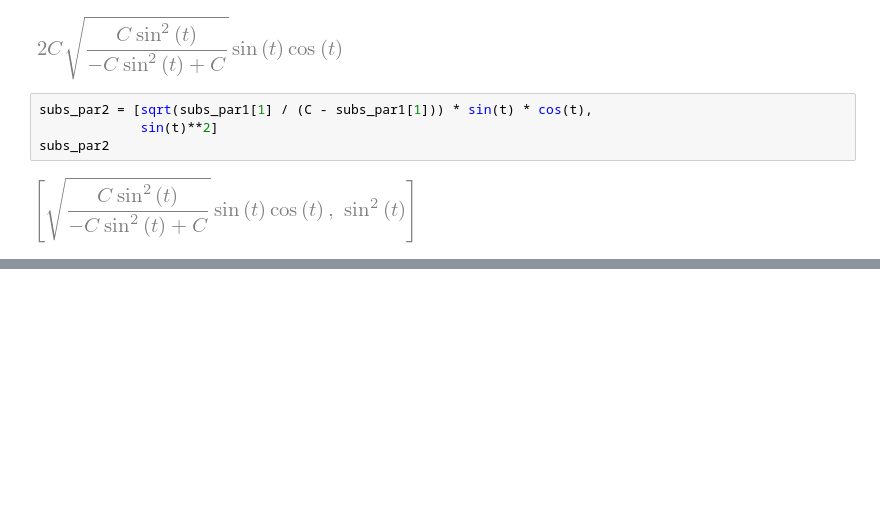
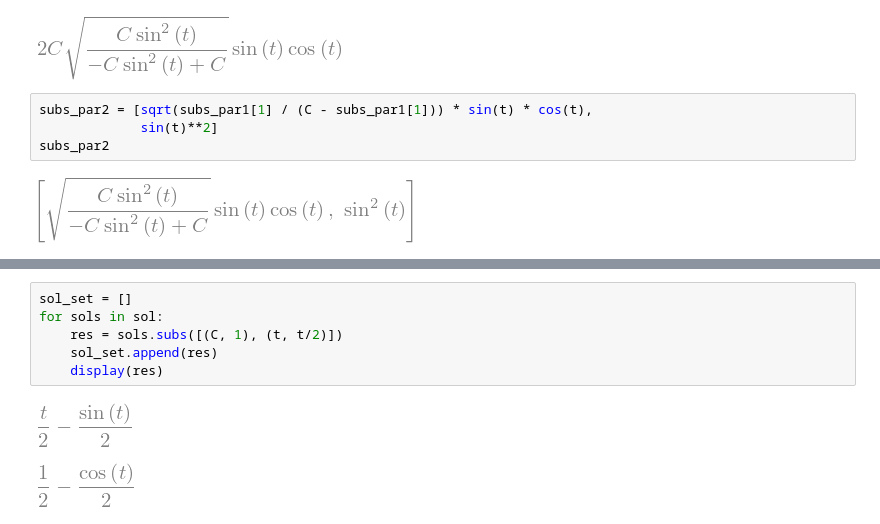
Before and after one commit to cnkndmr/brachistochrone-problem, a Jupyter notebook: shortest_path.ipynb, the cells around one changed output, grey strips where cells are left out. Cells and saved outputs as stored; diff of their text form; blank space fills up the shorter version.

```diff
--- a/shortest_path.ipynb
+++ b/shortest_path.ipynb
@@ -101,0 +106,9 @@ sol
+# %%
+sol_set = []
+for sols in sol:
+    res = sols.subs([(C, 1), (t, t/2)])
+    sol_set.append(res)
+    display(res)
+# %% [output]
+[figure, added]
+[figure, added]
```
Also changed, not shown: parts of 5 cells of this notebook.
